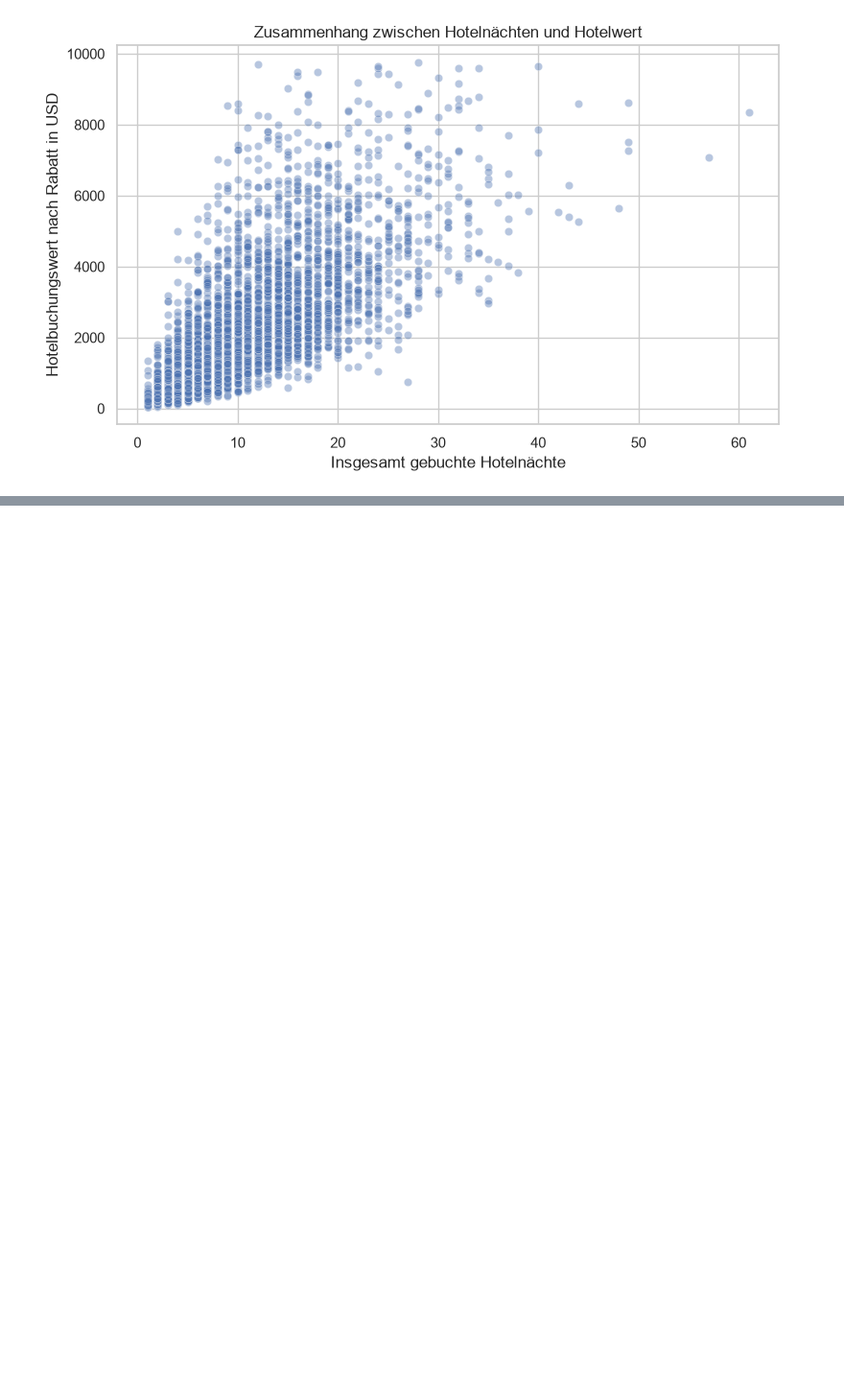
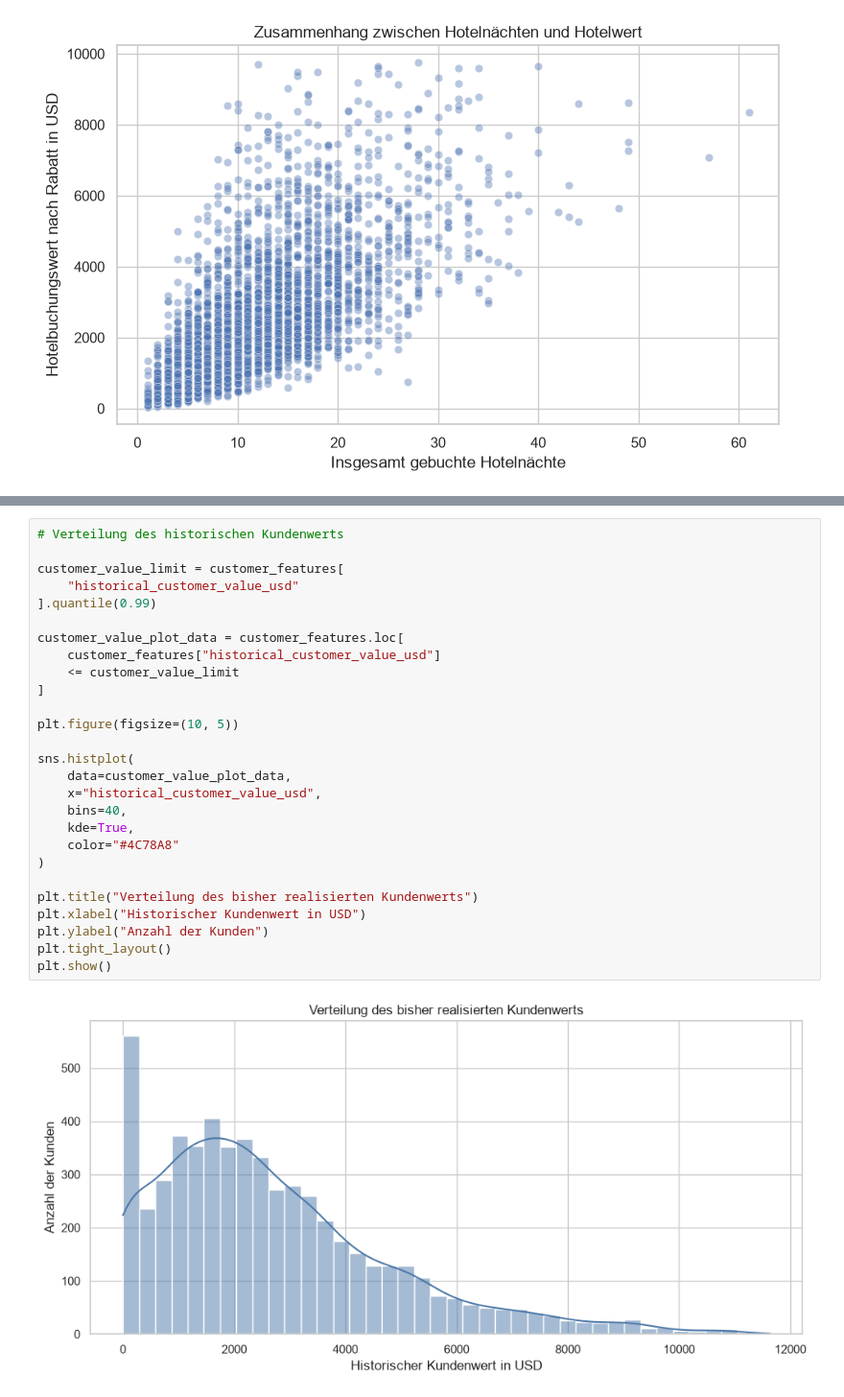
Before and after one commit to norawinkler/traveltide-customer-segmentation, a Jupyter notebook: notebooks/02_exploratory_data_analysis.ipynb, the cells around one changed output, grey strips where cells are left out. Shown at 96% size. Cells and saved outputs as stored; diff of their text form; blank space fills up the shorter version.

```diff
--- a/notebooks/02_exploratory_data_analysis.ipynb
+++ b/notebooks/02_exploratory_data_analysis.ipynb
@@ -2712,0 +2888,29 @@ plt.show()
+# %%
+# Verteilung des historischen Kundenwerts
+
+customer_value_limit = customer_features[
+    "historical_customer_value_usd"
+].quantile(0.99)
+
+customer_value_plot_data = customer_features.loc[
+    customer_features["historical_customer_value_usd"]
+    <= customer_value_limit
+]
+
+plt.figure(figsize=(10, 5))
+
+sns.histplot(
+    data=customer_value_plot_data,
+    x="historical_customer_value_usd",
+    bins=40,
+    kde=True,
+    color="#4C78A8"
+)
+
+plt.title("Verteilung des bisher realisierten Kundenwerts")
+plt.xlabel("Historischer Kundenwert in USD")
+plt.ylabel("Anzahl der Kunden")
+plt.tight_layout()
+plt.show()
+# %% [output]
+[figure, added]
```
Also changed, not shown: parts of 10 cells of this notebook, 1 other file.
